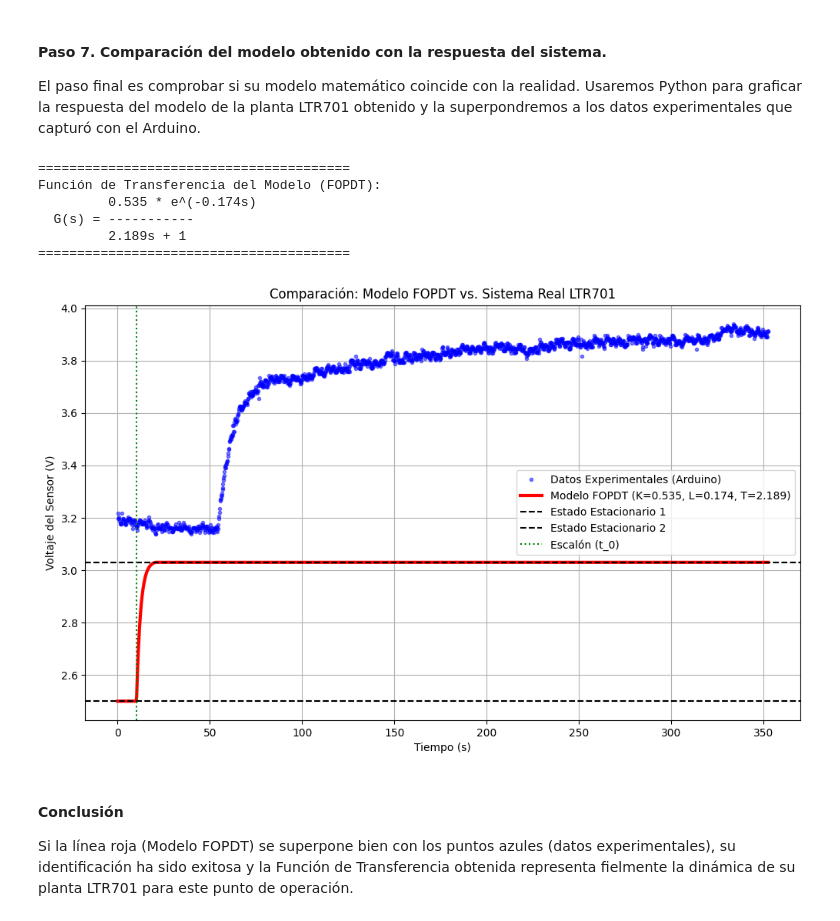
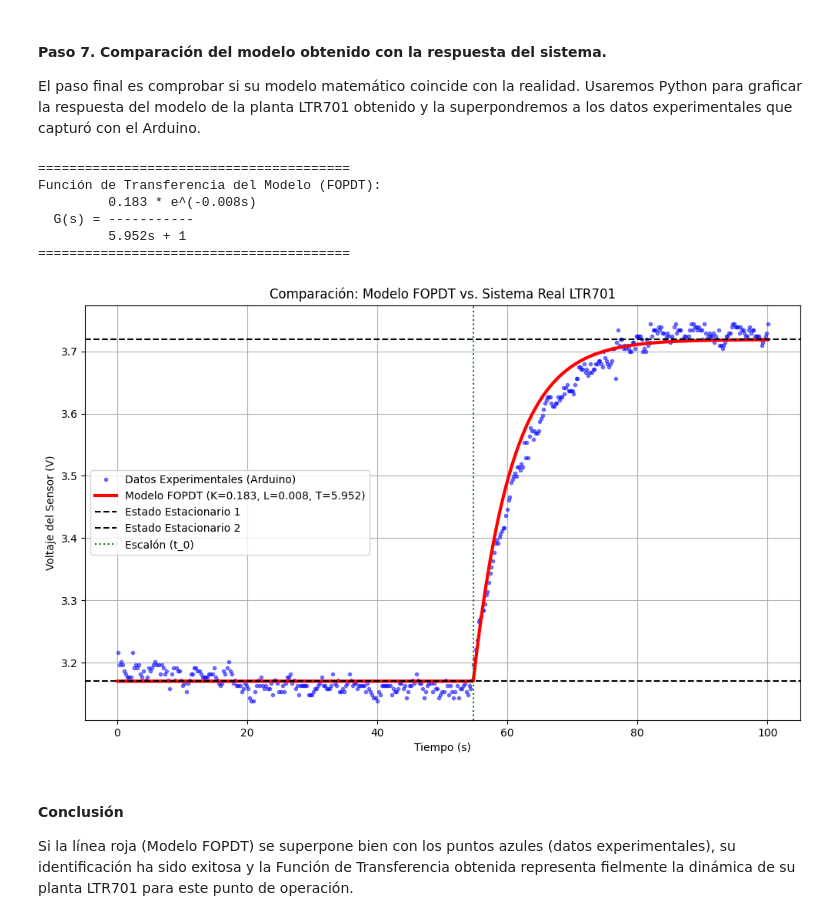
Before and after one commit to NayMera/control-clasico, a Jupyter notebook: Practicas/P_3_01_Modelado_sistema_LTR701.ipynb, the cells around one changed output. Drawn from its saved outputs; the diff is of its cells as text; code cells hidden in the pictures.

```diff
--- a/Practicas/P_3_01_Modelado_sistema_LTR701.ipynb
+++ b/Practicas/P_3_01_Modelado_sistema_LTR701.ipynb
@@ -195,13 +195,13 @@ import pandas as pd
 nombre_archivo = 'datos_curva_s.txt'
 
 # --- Parámetros del experimento (REEMPLAZAR CON SUS VALORES) ---
-y_ss1 = 2.5      # Voltaje de estado estacionario inicia.
-y_ss2 = 3.03    # Voltaje de estado estacionario final.
-delta_u = 1.0    # Cambio en la entrada.
+y_ss1 = 3.17      # Voltaje de estado estacionario inicia.
+y_ss2 = 3.72    # Voltaje de estado estacionario final.
+delta_u = 3    # Cambio en la entrada.
 
 # --- Tiempo del escalón (REEMPLAZAR CON SUS VALORES) ---
 # Es el primer valor de tiempo que el Monitor Serie imprime inmediatamente después de que aparece el mensaje --- ESCALÓN APLICADO (40%) ---
-t_0 = 10.0       # Nota: Convertir el valor de ms a segundos.
+t_0 = 54.551       # Nota: Convertir el valor de ms a segundos.
 
 # --- Ventana del filtro  (Puedes ajustar este valor si es necesario, 5 o 7 es un buen inicio) ---
 window_size = 5
@@ -210,8 +210,7 @@ window_size = 5
 try:
     # --- 1. Importar datos (Tiempo, ValorADC) ---
     # Usamos pandas para cargar, luego convertimos a NumPy.
-    #data = pd.read_csv(nombre_archivo, header=None, names=['Tiempo_ms', 'Valor_ADC'])
-    data = pd.read_csv(nombre_archivo, sep='\t', header=None, names=['Tiempo_ms', 'Valor_ADC'])
+    data = pd.read_csv(nombre_archivo, header=None, names=['Tiempo_ms', 'Valor_ADC'],sep=r'\s+')
 
 
     # --- 2. Convertir ADC a Voltaje y aplica el filtro ---
@@ -376,17 +375,18 @@ import pandas as pd
 nombre_archivo = 'datos_curva_s.txt'
 
 # --- Parámetros obtenidos del análisis (REEMPLAZAR CON SUS VALORES) ---
-K = 0.535
-L = 0.174      # Tiempo muerto (s)
-T = 2.189      # Constante de tiempo (s)
+K = 0.183
+L = 0.008      # Tiempo muerto (s)
+T = 5.952      # Constante de tiempo (s)
 
 # --- Parámetros del experimento (REEMPLAZAR CON SUS VALORES) ---
-y_ss1 = 2.5    # Voltaje de estado estacionario inicial
-y_ss2 = 3.03   # Voltaje de estado estacionario final
-delta_u = 1.0  # Cambio en la entrada
+y_ss1 = 3.17    # Voltaje de estado estacionario inicia.
+y_ss2 = 3.72   # Voltaje de estado estacionario final.
+delta_u = 3  # Cambio en la entrada.
 
 # --- Tiempo del escalón (REEMPLAZAR CON SUS VALORES) ---
-t_in = 10.0    # Nota: Convertir el valor de ms a segundos.
+# Es el primer valor de tiempo que el Monitor Serie imprime inmediatamente después de que aparece el mensaje --- ESCALÓN APLICADO (40%) ---
+t_in = 54.551      # Nota: Convertir el valor de ms a segundos.
 
 # --- Definir e imprimir la Función de Transferencia (FT) ---
 print("\n" + "="*40)
@@ -396,28 +396,17 @@ print(f"  G(s) = {'-' * (len(str(T)) + 6)}")
 print(f"         {T}s + 1")
 print("="*40 + "\n")
 
+
 try:
-    # --- Cargar datos del Arduino (Tiempo en ms, Valor ADC) ---
-    data = pd.read_csv(
-        nombre_archivo,
-        sep='\t',            # separador de tabulaciones
-        header=None,
-        names=['Tiempo_ms', 'Valor_ADC']
-    )
+    # Cargar datos del Arduino (Tiempo en ms, Valor ADC)
+    data = pd.read_csv(nombre_archivo, header=None, names=['Tiempo_ms', 'Valor_ADC'], sep=r'\s+')
 
-    # --- Convertir las columnas a números ---
-    data['Tiempo_ms'] = pd.to_numeric(data['Tiempo_ms'], errors='coerce')
-    data['Valor_ADC'] = pd.to_numeric(data['Valor_ADC'], errors='coerce')
+    # Convertir a segundos y voltaje
+    t_exp = data['Tiempo_ms'] / 1000.0
+    y_exp = data['Valor_ADC'] * (5.0 / 1023.0) # Convertir ADC a Voltaje
 
-    # Eliminar filas no numéricas
-    data = data.dropna()
 
-    # --- Convertir a segundos y voltaje ---
-    t_exp = data['Tiempo_ms'] / 1000.0
-    y_exp = data['Valor_ADC'] * (5.0 / 1023.0)  # Convertir ADC a Voltaje
-
-    # --- Encontrar el instante del escalón ---
-    t_0 = t_exp[t_exp > t_in].iloc[0]  # Ej. 50 s
+    t_0 = t_exp[t_exp > t_in].iloc[0] # Encuentra el tiempo del escalón (ej. 50s)
 
     # --- Crear la respuesta del modelo FOPDT ---
     t_sim = t_exp.copy()
@@ -425,40 +414,42 @@ try:
 
     for i, t in enumerate(t_sim):
         if t < (t_0 + L):
             y_sim[i] = y_ss1
         else:
-            # Ecuación del modelo FOPDT
+            # Ecuación de respuesta al escalón de un FOPDT
+            # y = y_inicial + (Ganancia_Total) * (1 - e^(-(t - t_escalon - L) / T))
             y_sim[i] = y_ss1 + (K * delta_u) * (1 - np.exp(-(t - t_0 - L) / T))
+
+            # Limitar la respuesta al valor final por si el modelo sobrepasa
             if y_sim[i] > y_ss2:
-                y_sim[i] = y_ss2  # Limitar al valor final
+                y_sim[i] = y_ss2
 
     # --- Graficar la comparación ---
     plt.figure(figsize=(12, 7))
     plt.plot(t_exp, y_exp, 'b.', label='Datos Experimentales (Arduino)', alpha=0.5)
-    plt.plot(t_sim, y_sim, 'r-', linewidth=3,
-             label=f'Modelo FOPDT (K={K:.3f}, L={L:.3f}, T={T:.3f})')
+    plt.plot(t_sim, y_sim, 'r-', linewidth=3, label=f'Modelo FOPDT (K={K:.3f}, L={L:.3f}, T={T:.3f})')
     plt.axhline(y=y_ss1, color='k', linestyle='--', label='Estado Estacionario 1')
     plt.axhline(y=y_ss2, color='k', linestyle='--', label='Estado Estacionario 2')
     plt.axvline(x=t_0, color='g', linestyle=':', label='Escalón (t_0)')
 
     plt.title('Comparación: Modelo FOPDT vs. Sistema Real LTR701')
     plt.xlabel('Tiempo (s)')
     plt.ylabel('Voltaje del Sensor (V)')
     plt.legend()
     plt.grid(True)
     plt.show()
 
 except FileNotFoundError:
     print(f"Error: No se encontró el archivo {nombre_archivo}")
     print("Por favor, guarde sus datos del Arduino con ese nombre en la misma carpeta.")
 # %% [output]
 ========================================
 Función de Transferencia del Modelo (FOPDT):
-         0.535 * e^(-0.174s)
+         0.183 * e^(-0.008s)
   G(s) = -----------
-         2.189s + 1
+         5.952s + 1
 ========================================
-[figure, old version]
+[figure, new version]
 # %% [markdown]
 #### Conclusión
 
```
Also changed, not shown: parts of 1 cell of this notebook, 1 other file.
